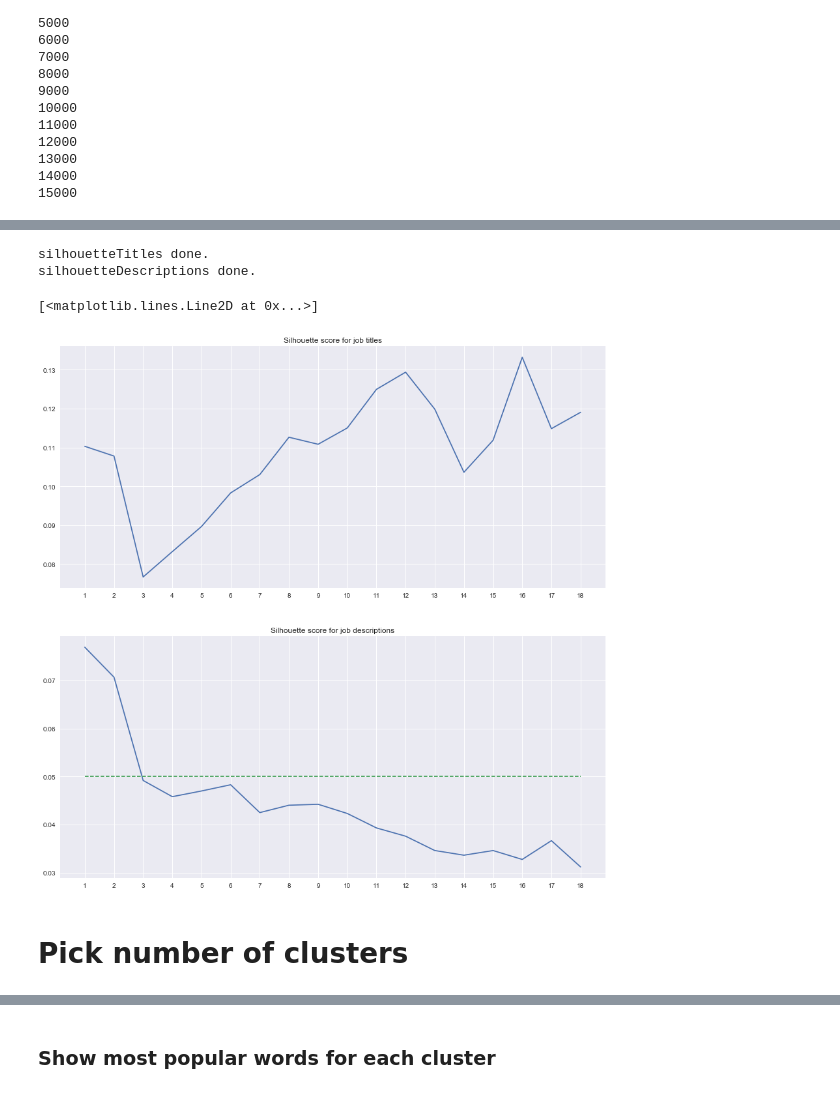
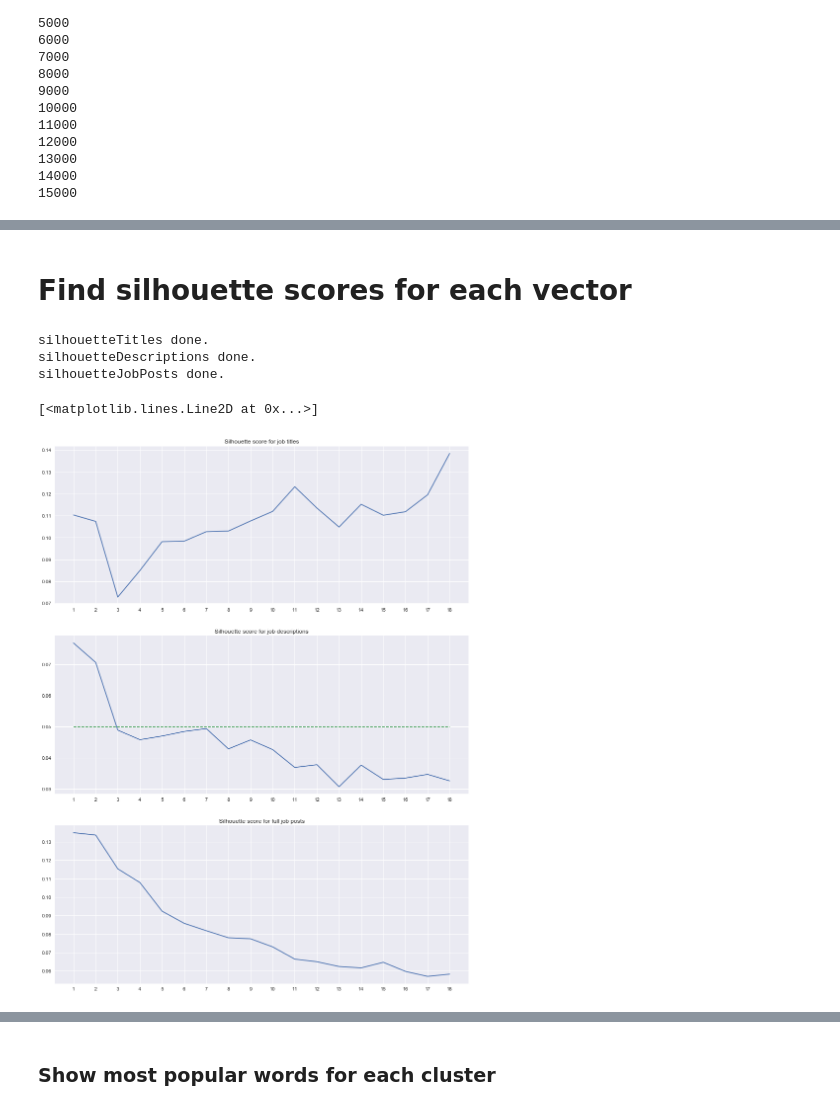
Before and after one commit to elmathioso/lma_jobs, a Jupyter notebook: LMA.ipynb, the cells around one changed output, grey strips where cells are left out. Saved outputs shown, nothing was run; the diff lists cells and outputs as text; code cells hidden in the pictures.

```diff
--- a/LMA.ipynb
+++ b/LMA.ipynb
@@ -170,0 +177,5 @@ df = df.reset_index(drop=True)
+# %%
+def removeStopWords(description):
+    return ' '.join([x for x in description.split() if x.lower() not in STOP_WORDS])
+
+df['cleanjob'] = df.apply(lambda row: removeStopWords(row['jobpost']), axis=1)
@@ -171,12 +255,13 @@ df = df.reset_index(drop=True)
 # %%
 vectorsTitles        = []
 vectorsDescriptions  = []
+vectorsJobPosts      = []
 counter = 0
-
 
 for index, row in df.iterrows():
     vectorsTitles.append(nlp(row['cleanTitle']).vector)
     vectorsDescriptions.append(nlp(row['newcleandesc']).vector)
+    vectorsJobPosts.append(nlp(row['newcleanjob']).vector)
 
     # show progress every 1000 - maybe go grab some coffee.
     counter = counter + 1
@@ -199,18 +284,27 @@ for index, row in df.iterrows():
 14000
 15000
 # %%
- %matplotlib inline
-
 numclusters   = range(1, 20)
 kmeans        = [KMeans(n_clusters=i) for i in numclusters]
-scoreTitles   = [kmeans[i].fit(vectorsTitles).score(vectorsTitles) for i in range(len(kmeans))]
+
+
+kTitles       = [kmeans[i].fit(vectorsTitles) for i in range(len(kmeans))]
+scoreTitles   = [kTitles[i].score(vectorsTitles) for i in range(len(kmeans))]
 print('scoreTitles done.')
-clusterTitles = [kmeans[i].fit(vectorsTitles).labels_ for i in range(len(kmeans))]
+clusterTitles = [kTitles[i].labels_ for i in range(len(kmeans))]
 print('clusterTitles done.')
-scoreDescriptions   = [kmeans[i].fit(vectorsDescriptions).score(vectorsDescriptions) for i in range(len(kmeans))]
+
+kDescriptions       = [kmeans[i].fit(vectorsDescriptions) for i in range(len(kmeans))]
+scoreDescriptions   = [kDescriptions[i].score(vectorsDescriptions) for i in range(len(kmeans))]
 print('scoreDescriptions done.')
-clusterDescriptions = [kmeans[i].fit(vectorsDescriptions).labels_ for i in range(len(kmeans))]
+clusterDescriptions = [kDescriptions[i].labels_ for i in range(len(kmeans))]
 print('clusterDescriptions done.')
+
+kJobPosts       = [kmeans[i].fit(vectorsJobPosts) for i in range(len(kmeans))]
+scoreJobPosts   = [kJobPosts[i].score(vectorsJobPosts) for i in range(len(kmeans))]
+print('scoreJobPosts done.')
+clusterJobPosts = [kJobPosts[i].labels_ for i in range(len(kmeans))]
+print('clusterJobPosts done.')
 # %% [output]
 scoreTitles done.
 clusterTitles done.
@@ -231,29 +329,37 @@ axs[1].set_title('Clustering score for job descriptions')
+# %% [markdown]
+# Find silhouette scores for each vector
 # %%
 silhouetteTitles   = [silhouette_score(vectorsTitles, kmeans[i + 1].fit_predict(vectorsTitles)) for i in range(len(kmeans) - 1)]
 print('silhouetteTitles done.')
-#silhouetteTitles   = [silhouette_score(vectorsTitles, kmeans[i + 1].fit_predict(vectorsTitles)) for i in range(len(kmeans) - 1)]
 
 silhouetteDescriptions   = [silhouette_score(vectorsDescriptions, kmeans[i + 1].fit_predict(vectorsDescriptions)) for i in range(len(kmeans) - 1)]
 print('silhouetteDescriptions done.')
+
+silhouetteJobPosts   = [silhouette_score(vectorsJobPosts, kmeans[i + 1].fit_predict(vectorsJobPosts)) for i in range(len(kmeans) - 1)]
+print('silhouetteJobPosts done.')
 # %% [output]
 silhouetteTitles done.
 silhouetteDescriptions done.
+silhouetteJobPosts done.
 # %%
-import matplotlib.ticker as plticker
+
 silhouetteLabels = [k+1 for (k,v) in enumerate(silhouetteTitles)]
-fig, axs = plt.subplots(nrows=2, figsize=(15,15))
+fig, axs = plt.subplots(nrows=3, figsize=(15,20))
 loc = plticker.MultipleLocator(base=1.0)
 
 axs[0].plot(silhouetteLabels, silhouetteTitles)
 axs[0].xaxis.set_major_locator(loc)
 axs[0].set_title('Silhouette score for job titles')
 
 axs[1].plot(silhouetteLabels, silhouetteDescriptions)
 axs[1].xaxis.set_major_locator(loc)
 axs[1].set_title('Silhouette score for job descriptions')
+
+axs[2].plot(silhouetteLabels, silhouetteJobPosts)
+axs[2].xaxis.set_major_locator(loc)
+axs[2].set_title('Silhouette score for full job posts')
+
 axs[1].plot([1, 18], [0.05, 0.05], linestyle='dashed', lw=2)
 # %% [output]
 [<matplotlib.lines.Line2D at 0x...>]
-[figure, old version]
+[figure, new version]
-# %% [markdown]
-# Pick number of clusters
```
Also changed, not shown: parts of 43 cells of this notebook, 1 other file.
